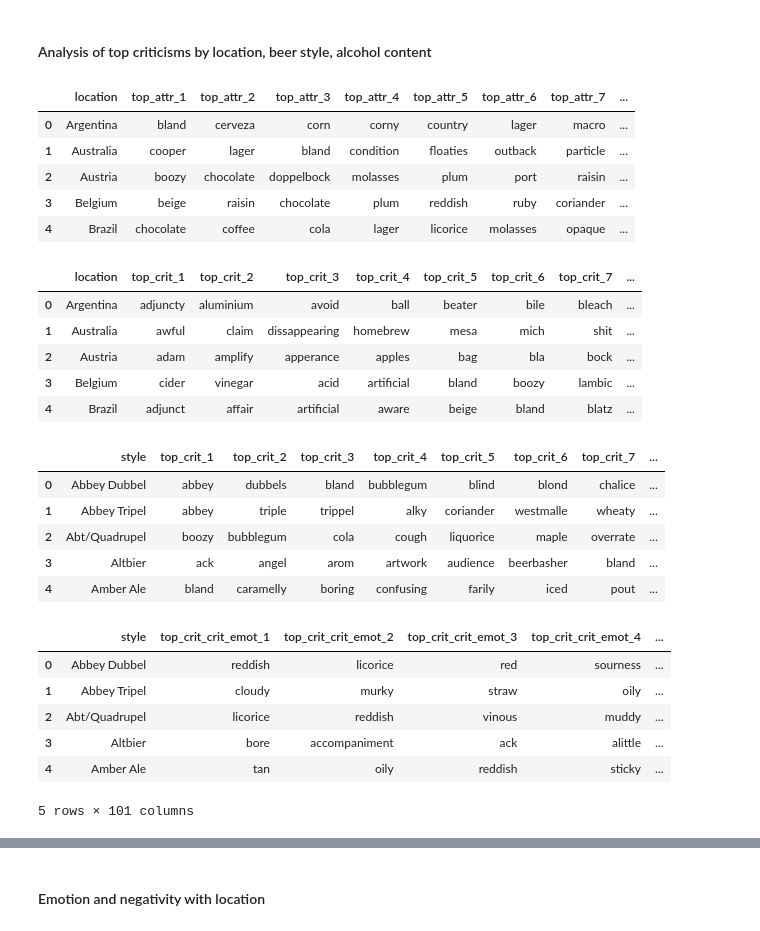
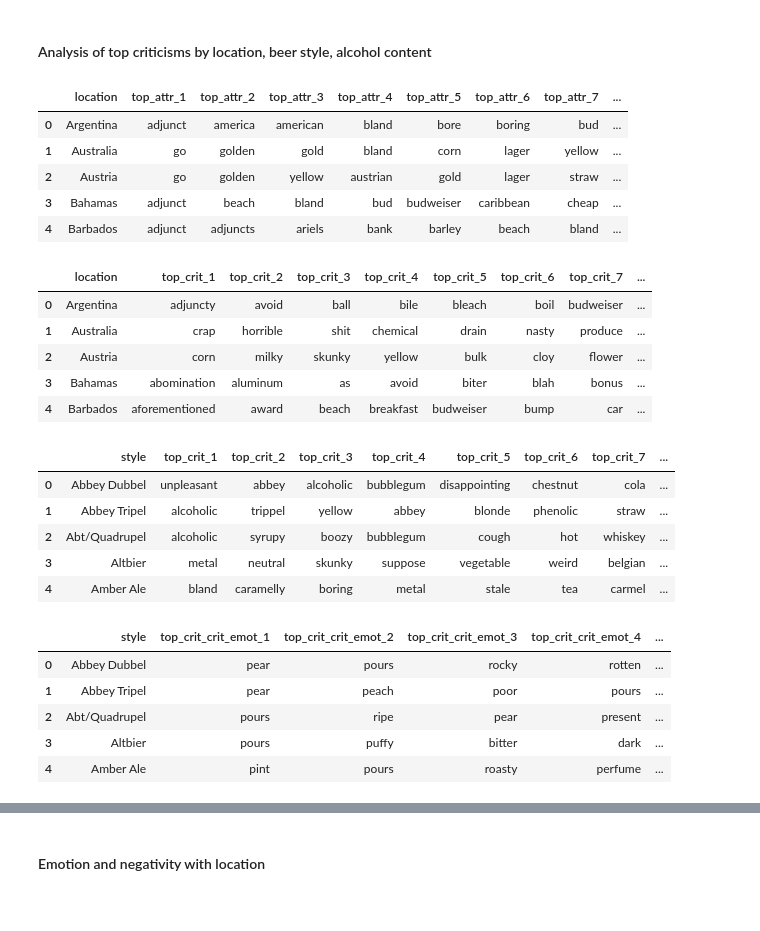
Before and after one commit to epfl-ada/ada-2024-project-awesomedataanalysts, a Jupyter notebook: milestone-3.ipynb, the cells around one changed output, grey strips where cells are left out. Drawn from its saved outputs; the diff is of its cells as text; code cells hidden in the pictures.

```diff
--- a/milestone-3.ipynb
+++ b/milestone-3.ipynb
@@ -65,9 +70,7 @@ else:
 # %% [markdown]
 #### Reviews language
 # %%
-
-# TODO run on lower beer reviews cutoff
-threshold = 100
+threshold = 300
 reviews_csv_path = processed_directory + "popular_beers_reviews.csv"
 
 if os.path.exists(reviews_csv_path):
@@ -99,4 +101,0 @@ print(f"{beers_count} beers with more than {threshold} reviews ({len(reviews)} r
-# %%
-reviews = reviews[reviews["language"] == "en"]
-
-beers.shape, breweries.shape, users.shape, reviews.shape
@@ -308,42 +305,41 @@ beers.head(5)
 #### Analysis of top criticisms by location, beer style, alcohol content
 # %%
 # attributes by location
-top_attributes_by(beers, by="location", top_count=10, column_count=10).head(5)
+top_attributes_by(beers, by="location", top_count=15, column_count=50).head(5)
 # %% [output]
 |  | location | top_attr_1 | top_attr_2 | top_attr_3 | top_attr_4 | top_attr_5 | top_attr_6 | top_attr_7 | ... |
-| 0 | Argentina | bland | cerveza | corn | corny | country | lager | macro | ... |
-| 1 | Australia | cooper | lager | bland | condition | floaties | outback | particle | ... |
-| 2 | Austria | boozy | chocolate | doppelbock | molasses | plum | port | raisin | ... |
-| 3 | Belgium | beige | raisin | chocolate | plum | reddish | ruby | coriander | ... |
-| 4 | Brazil | chocolate | coffee | cola | lager | licorice | molasses | opaque | ... |
+| 0 | Argentina | adjunct | america | american | bland | bore | boring | bud | ... |
+| 1 | Australia | go | golden | gold | bland | corn | lager | yellow | ... |
+| 2 | Austria | go | golden | yellow | austrian | gold | lager | straw | ... |
+| 3 | Bahamas | adjunct | beach | bland | bud | budweiser | caribbean | cheap | ... |
+| 4 | Barbados | adjunct | adjuncts | ariels | bank | barley | beach | bland | ... |
 # %%
 # criticisms by location
-top_attributes_by(beers, by="location", top_count=15, column_count=70, column_prefix="crit_").head(5)
+top_attributes_by(beers, by="location", top_count=15, column_count=50, column_prefix="crit_").head(5)
 # %% [output]
 |  | location | top_crit_1 | top_crit_2 | top_crit_3 | top_crit_4 | top_crit_5 | top_crit_6 | top_crit_7 | ... |
-| 0 | Argentina | adjuncty | aluminium | avoid | ball | beater | bile | bleach | ... |
-| 1 | Australia | awful | claim | dissappearing | homebrew | mesa | mich | shit | ... |
-| 2 | Austria | adam | amplify | apperance | apples | bag | bla | bock | ... |
-| 3 | Belgium | cider | vinegar | acid | artificial | bland | boozy | lambic | ... |
-| 4 | Brazil | adjunct | affair | artificial | aware | beige | bland | blatz | ... |
+| 0 | Argentina | adjuncty | avoid | ball | bile | bleach | boil | budweiser | ... |
+| 1 | Australia | crap | horrible | shit | chemical | drain | nasty | produce | ... |
+| 2 | Austria | corn | milky | skunky | yellow | bulk | cloy | flower | ... |
+| 3 | Bahamas | abomination | aluminum | as | avoid | biter | blah | bonus | ... |
+| 4 | Barbados | aforementioned | award | beach | breakfast | budweiser | bump | car | ... |
 # %%
 # critisism by beer style
-top_attributes_by(beers, by="style", top_count=15, column_count=70, column_prefix="crit_").head(5)
+top_attributes_by(beers, by="style", top_count=15, column_count=100, column_prefix="crit_").head(5)
 # %% [output]
 |  | style | top_crit_1 | top_crit_2 | top_crit_3 | top_crit_4 | top_crit_5 | top_crit_6 | top_crit_7 | ... |
-| 0 | Abbey Dubbel | abbey | dubbels | bland | bubblegum | blind | blond | chalice | ... |
-| 1 | Abbey Tripel | abbey | triple | trippel | alky | coriander | westmalle | wheaty | ... |
-| 2 | Abt/Quadrupel | boozy | bubblegum | cola | cough | liquorice | maple | overrate | ... |
-| 3 | Altbier | ack | angel | arom | artwork | audience | beerbasher | bland | ... |
-| 4 | Amber Ale | bland | caramelly | boring | confusing | farily | iced | pout | ... |
+| 0 | Abbey Dubbel | unpleasant | abbey | alcoholic | bubblegum | disappointing | chestnut | cola | ... |
+| 1 | Abbey Tripel | alcoholic | trippel | yellow | abbey | blonde | phenolic | straw | ... |
+| 2 | Abt/Quadrupel | alcoholic | syrupy | boozy | bubblegum | cough | hot | whiskey | ... |
+| 3 | Altbier | metal | neutral | skunky | suppose | vegetable | weird | belgian | ... |
+| 4 | Amber Ale | bland | caramelly | boring | metal | stale | tea | carmel | ... |
 # %%
-# combined criticisms of beers
-top_attributes_by(beers, by="style", top_count=100, column_count=100, column_prefix=["crit_", "crit_emot_"]).head(5)
+# combined criticisms of beer styles
+top_attributes_by(beers, by="style", top_count=15, column_count=50, column_prefix=["crit_", "crit_emot_"]).head(5)
 # %% [output]
 |  | style | top_crit_crit_emot_1 | top_crit_crit_emot_2 | top_crit_crit_emot_3 | top_crit_crit_emot_4 | ... |
-| 0 | Abbey Dubbel | reddish | licorice | red | sourness | ... |
-| 1 | Abbey Tripel | cloudy | murky | straw | oily | ... |
-| 2 | Abt/Quadrupel | licorice | reddish | vinous | muddy | ... |
-| 3 | Altbier | bore | accompaniment | ack | alittle | ... |
-| 4 | Amber Ale | tan | oily | reddish | sticky | ... |
+| 0 | Abbey Dubbel | pear | pours | rocky | rotten | ... |
+| 1 | Abbey Tripel | pear | peach | poor | pours | ... |
+| 2 | Abt/Quadrupel | pours | ripe | pear | present | ... |
+| 3 | Altbier | pours | puffy | bitter | dark | ... |
+| 4 | Amber Ale | pint | pours | roasty | perfume | ... |
-5 rows × 101 columns
```
Also changed, not shown: parts of 29 cells of this notebook, 1 other file.
